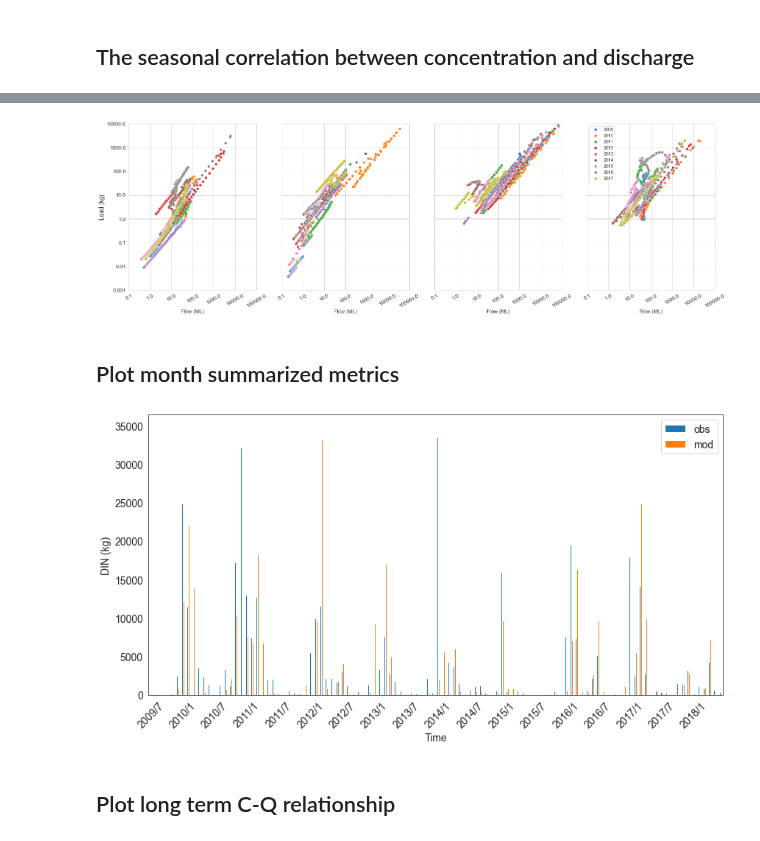
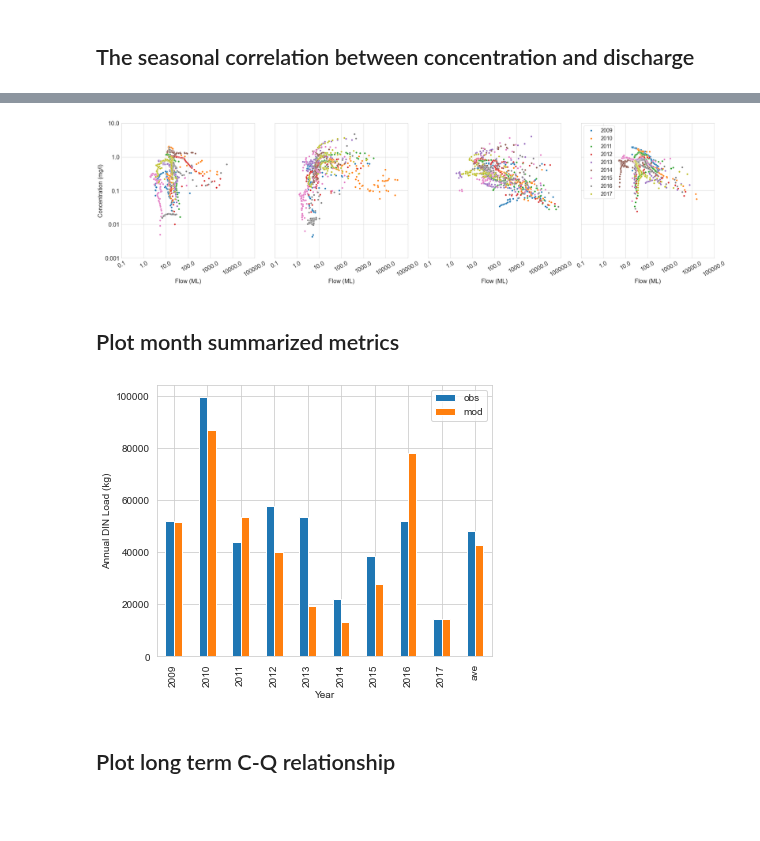
Before and after one commit to QianWanghhu/wqd_analyze, a Jupyter notebook: src/Plotings.ipynb, the cells around one changed output, grey strips where cells are left out. Drawn from its saved outputs; the diff is of its cells as text; code cells hidden in the pictures; blank space fills up the shorter version.

Commit message:
Plot annual loads.

```diff
--- a/src/Plotings.ipynb
+++ b/src/Plotings.ipynb
@@ -84,7 +84,7 @@ df_mod = pd.read_excel(f'{outpath}{fn_mod}.xlsx', None);
 xylabel = ['cumul_flow_ratio', 'cumul_load_ratio']
 xlabel='Normalized cumulative flow volume'
 ylabel='Normalized cumulative mass'
-fs=16; fs_legd = 12
+fs=20; fs_legd = 16
 # %%
 sns.set_style('whitegrid')
 sns.color_palette("tab10")
@@ -117,7 +117,7 @@ ax.set_xticklabels(np.round(ax.get_xticks(), 2), size = 16);
 ### Plot Event Mean Concentration (EMC)
 # %%
 # import EMC and tranform into a matrix
-emc = pd.read_csv(f'{outpath}obs_storm_event.csv', index_col='ID')
+emc = pd.read_csv(f'{outpath}obs_storm_event_common.csv', index_col='ID')
 # emc = pd.read_csv(f'{outpath}mod_NO3_flow.csv', index_col='ID')
 # %%
 emc_matrix = {year: [] for year in range(2009, 2020)}
@@ -164,5 +165,5 @@ plt.savefig(f'{outpath}figs/obs_mod_load_coefficients_common.png', format='png',
 # %%
 time_ranges = [[f'{year}/7/1', f'{year}/10/1', f'{year+1}/1/1', f'{year+1}/4/1', f'{year+1}/7/1'] for year in range(2009, 2018)]
 df_ratio = pd.DataFrame(index=[str(year) for year in range(2009, 2018)], columns = [1, 2, 3, 4])
-cols = mod_load_flow.columns
-# day_load_flow[cols[0]] = mod_load_flow[cols[0]] * 1000
+cols = day_load_flow.columns
+day_load_flow[cols[0]] = day_load_flow[cols[0]] * 1000
@@ -179,24 +187,26 @@ mod_load_flow.tail()
 # %%
-_, axes = plt.subplots(1, 4, figsize=(24, 7), sharex=True, sharey=True)
+sns.set_style('whitegrid')
+_, axes = plt.subplots(1, 4, figsize=(30, 8), sharex=True, sharey=True)
 for tt in time_ranges:
     for ii in range(len(tt) -1):
         start = pd.to_datetime(tt[ii])
         end = pd.to_datetime(tt[ii + 1]) - datetime.timedelta(days=1)
-        df = load_flow_loc([start, end], mod_load_flow, timestep ='d')
+        df = load_flow_loc([start, end], day_load_flow, timestep ='d')
         df_sum = df.sum(axis=0)
-        sns.scatterplot(data=df, x=cols[2], y=cols[0], ax=axes[ii])
+        sns.scatterplot(data=df, x=cols[2], y=cols[-1], ax=axes[ii])
 for ax in axes:
     ax.set(xscale="log", yscale="log")
-    ax.set_xticklabels(ax.get_xticks(), fontsize=12, rotation=30)
-    ax.set_yticklabels(ax.get_yticks(), fontsize=12)
-    ax.set_xlabel('Flow (ML)', fontsize=12)
+    ax.set_xticklabels(ax.get_xticks(), fontsize=20, rotation=30)
+    ax.set_yticklabels(ax.get_yticks(), fontsize=20)
+    ax.set_xlabel('Flow (ML)', fontsize=20)
     ax.set_xlim(0.1, 1e5)
-    ax.set_ylim(0.001, 1e4)
-axes[0].set_ylabel('Load (kg)', fontsize=14); #Load (kg) Concentration (mg/l)
-plt.legend(df_ratio.index);
-plt.savefig(f'{outpath}figs/mod_season_load_flow.png', format='png', dpi=400, layout='tight')
+    ax.set_ylim(0.001, 1e1)
+axes[0].set_ylabel('Concentration (mg/l)', fontsize=20); #Load (kg) Concentration (mg/l)
+plt.legend(df_ratio.index, fontsize=18);
+plt.tight_layout()
+plt.savefig(f'{outpath}figs/obs_season_concentration_flow.png', format='png', dpi=300)
 # %% [output]
-[figure, old version]
+[figure, new version]
 # %% [markdown]
 ## Plot month summarized metrics
 # %%
@@ -204,13 +214,13 @@ df_month = pd.read_csv(f'{outpath}mod_obs_month.csv', index_col = 'Month')
 # %%
-sns.set_style('white')
-ax = df_month.plot(kind='bar', figsize=(14, 7), xlabel='Time', ylabel='DIN (kg)', fontsize=14)
-ax.set_xlabel(ax.get_xlabel(), fontsize=14);
-ax.set_ylabel(ax.get_ylabel(), fontsize=14);
-plt.xticks([i for i in range(0,df_month.shape[0], 6)], df_month.index[::6], rotation=45)
-plt.legend(df_month.columns, fontsize=14);
-plt.savefig(f'{outpath}figs/mod_obs_month.png', format='png', dpi=400, layout='tight')
+sns.set_style('whitegrid')
+ax = df_month.plot(kind='bar', figsize=(6, 5), xlabel='Year', ylabel='Annual DIN Load (kg)', fontsize=10)
+ax.set_xlabel(ax.get_xlabel(), fontsize=10);
+ax.set_ylabel(ax.get_ylabel(), fontsize=10);
+# plt.xticks([i for i in range(0,df_month.shape[0], 6)], df_month.index[::6], rotation=45)
+plt.legend(df_month.columns, fontsize=10);
+plt.savefig(f'{outpath}figs/mod_obs_annual.png', format='png', dpi=300, layout='tight')
 # %% [output]
-[figure, old version]
+[figure, new version]
 # %% [markdown]
 ## Plot long term C-Q relationship
 # %%
```
Also changed, not shown: parts of 6 cells of this notebook.
